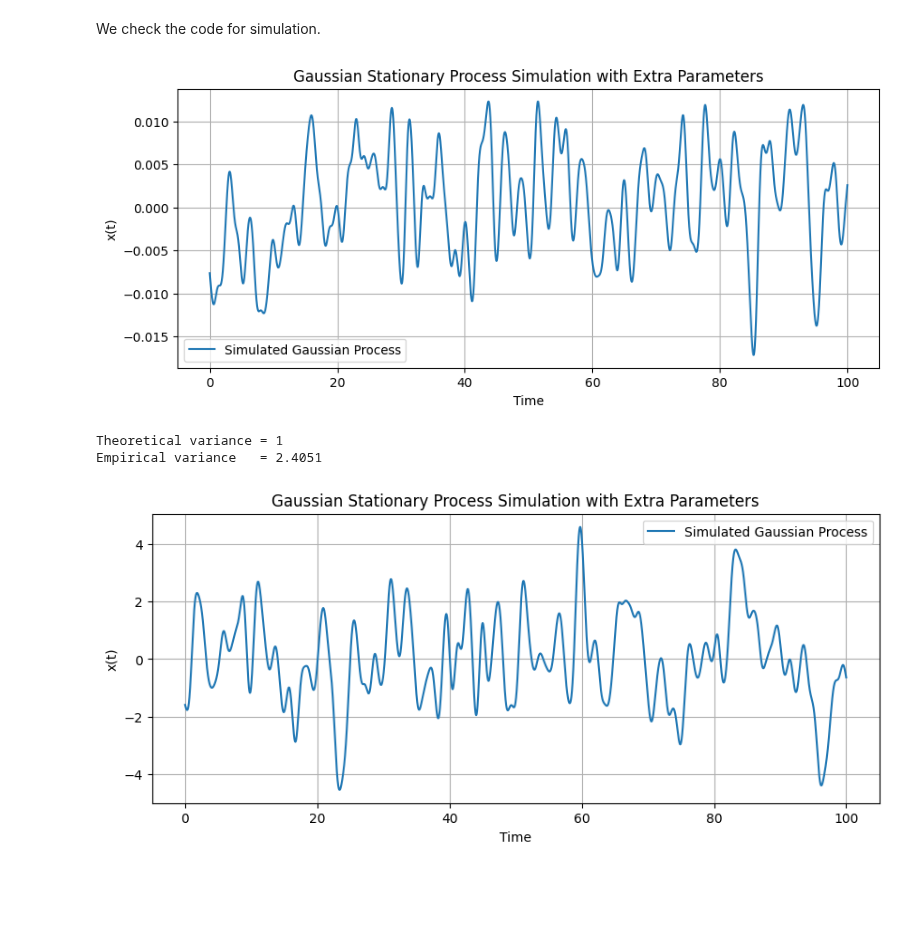
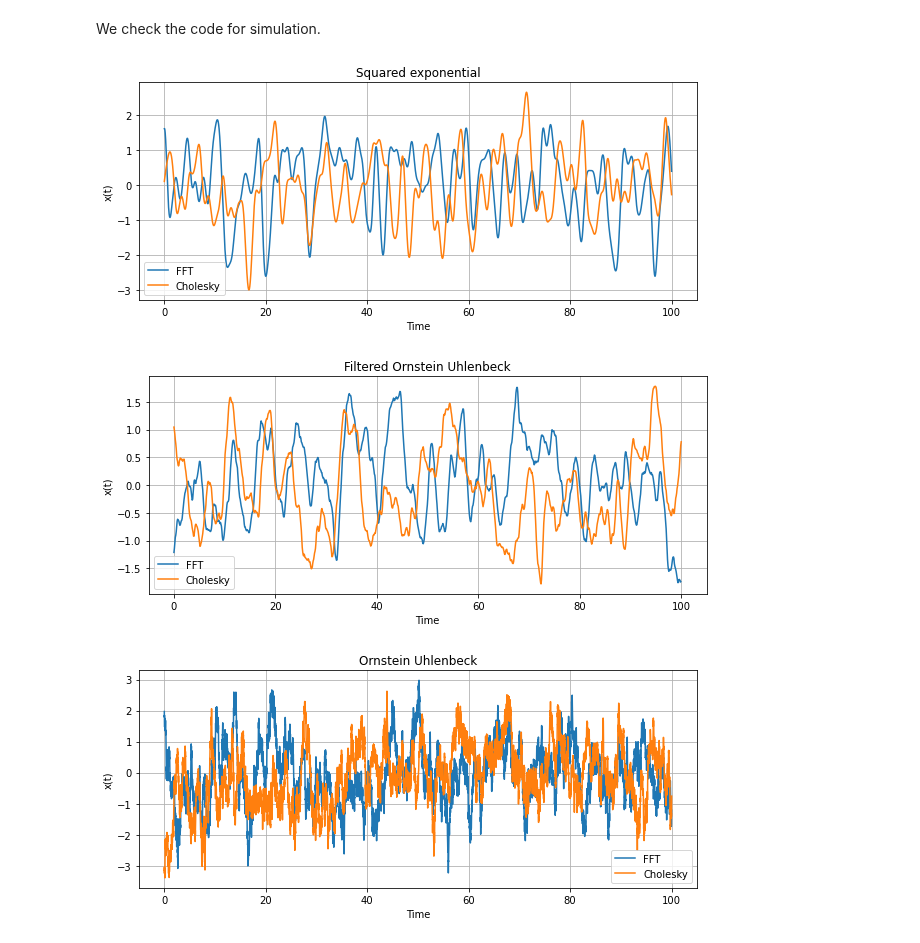
Before and after one commit to shivangrawat/gaussian-crossings, a Jupyter notebook: examples/filtered_OU.ipynb, the cells around one changed output. Saved outputs shown, nothing was run; the diff lists cells and outputs as text; code cells hidden in the pictures; blank space fills up the shorter version.

Commit message:
added the correct code for simulation of gaussian stationary processes using FFT

```diff
--- a/examples/filtered_OU.ipynb
+++ b/examples/filtered_OU.ipynb
@@ -9,6 +10,6 @@ from gaussian_crossings import simulate_gaussian_process, simulate_gaussian_proc
 # %%
 # For a type of Gaussian process with a squared-exponential autocorrelation function
-def r(t, tau, sigma):
+def r_squared_exp(t, tau, sigma):
     return sigma ** 2 * np.exp(- (t/ tau) ** 2)
 
 # Set simulation parameters.
@@ -19,45 +20,76 @@ sigma = 1.0 # Standard deviation (amplitude) of the process
 
 # Generate a sample path of the Gaussian process.
 # The additional parameters tau and sigma are passed after T and dt.
-t, x = simulate_gaussian_process(r, T, dt, tau=tau, sigma=sigma)
+t, x = simulate_gaussian_process_fft(r_squared_exp, T, dt, tau=tau, sigma=sigma)
+t1, x1 = simulate_gaussian_process_cholesky(r_squared_exp, T, dt, tau=tau, sigma=sigma)
 
 # Plot the result.
 plt.figure(figsize=(10, 4))
-plt.plot(t, x, label='Simulated Gaussian Process')
+plt.plot(t, x, label='FFT')
+plt.plot(t1, x1, label='Cholesky')
 plt.xlabel('Time')
 plt.ylabel('x(t)')
-plt.title('Gaussian Stationary Process Simulation with Extra Parameters')
+plt.title('Squared exponential')
 plt.legend()
 plt.grid(True)
 plt.show()
 # %% [output]
-[figure, old version]
+[figure, new version]
+# %%
+# For a filtered Ornstein-Uhlenbeck process, we have
+def r_filtered_OU(t, sigma, tau_e, tau_f):
+    chi = tau_f / tau_e
+    return (sigma ** 2 / (1 - chi ** 2)) * (np.exp(- np.abs(t) / tau_e) - chi * np.exp(- np.abs(t) / tau_f))
+
+# Set simulation parameters.
+T = 100.0    # Total simulation time (e.g., 10 time units)
+tau_e = 1.0   # Correlation decay parameter
+tau_f = 0.9   # Correlation decay parameter
+dt = 0.1 * min(tau_e, tau_f)   # Time discretization step
+sigma = 1.0 # Standard deviation (amplitude) of the process
+
+# Generate a sample path of the Gaussian process.
+# The additional parameters tau and sigma are passed after T and dt.
+t, x = simulate_gaussian_process_fft(r_filtered_OU, T, dt, sigma=sigma, tau_e=tau_e, tau_f=tau_f)
+t1, x1 = simulate_gaussian_process_cholesky(r_filtered_OU, T, dt, sigma=sigma, tau_e=tau_e, tau_f=tau_f)
+
+# Plot the result.
+plt.figure(figsize=(10, 4))
+plt.plot(t, x, label='FFT')
+plt.plot(t1, x1, label='Cholesky')
+plt.xlabel('Time')
+plt.ylabel('x(t)')
+plt.title('Filtered Ornstein Uhlenbeck')
+plt.legend()
+plt.grid(True)
+plt.show()
+# %% [output]
+[figure, added]
 # %%
-# For a type of Gaussian process with a given covariance function,
-def r(t, tau, sigma):
-    return sigma ** 2 * np.exp(- (t/ tau) ** 2)
+# For a Ornstein-Uhlenbeck process, we have
+def r_OU(t, sigma, tau_e):
+    return sigma ** 2  * (np.exp(- np.abs(t) / tau_e))
 
 # Set simulation parameters.
 T = 100.0    # Total simulation time (e.g., 10 time units)
-dt = 0.01   # Time discretization step
-tau = 1.0   # Correlation decay parameter
+tau_e = 1.0   # Correlation decay parameter
+dt = 0.01
 sigma = 1.0 # Standard deviation (amplitude) of the process
 
 # Generate a sample path of the Gaussian process.
 # The additional parameters tau and sigma are passed after T and dt.
-# t, x = simulate_gaussian_process_cov(r, T, dt, tau=tau, sigma=sigma)
-t, x = simulate_gaussian_process_new(r, T, dt, tau=tau, sigma=sigma)
+t, x = simulate_gaussian_process_fft(r_OU, T, dt, sigma=sigma, tau_e=tau_e)
+t1, x1 = simulate_gaussian_process_cholesky(r_OU, T, dt, sigma=sigma, tau_e=tau_e)
 
 # Plot the result.
 plt.figure(figsize=(10, 4))
-plt.plot(t, x, label='Simulated Gaussian Process')
+plt.plot(t, x, label='FFT')
+plt.plot(t1, x1, label='Cholesky')
 plt.xlabel('Time')
 plt.ylabel('x(t)')
-plt.title('Gaussian Stationary Process Simulation with Extra Parameters')
+plt.title('Ornstein Uhlenbeck')
 plt.legend()
 plt.grid(True)
 plt.show()
 # %% [output]
-Theoretical variance = 1
-Empirical variance   = 2.4051
-[figure, old version]
+[figure, new version]
```
Also changed, not shown: parts of 10 cells of this notebook, 3 other files.
